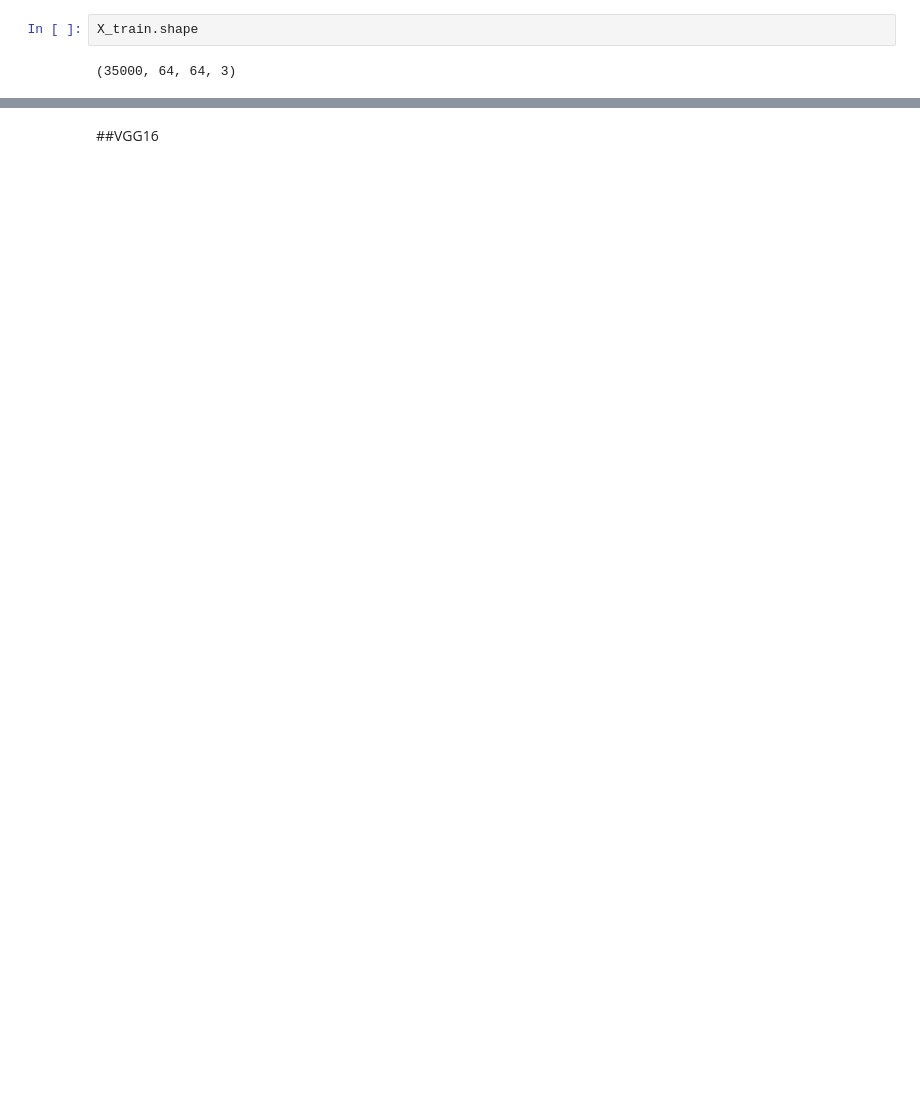
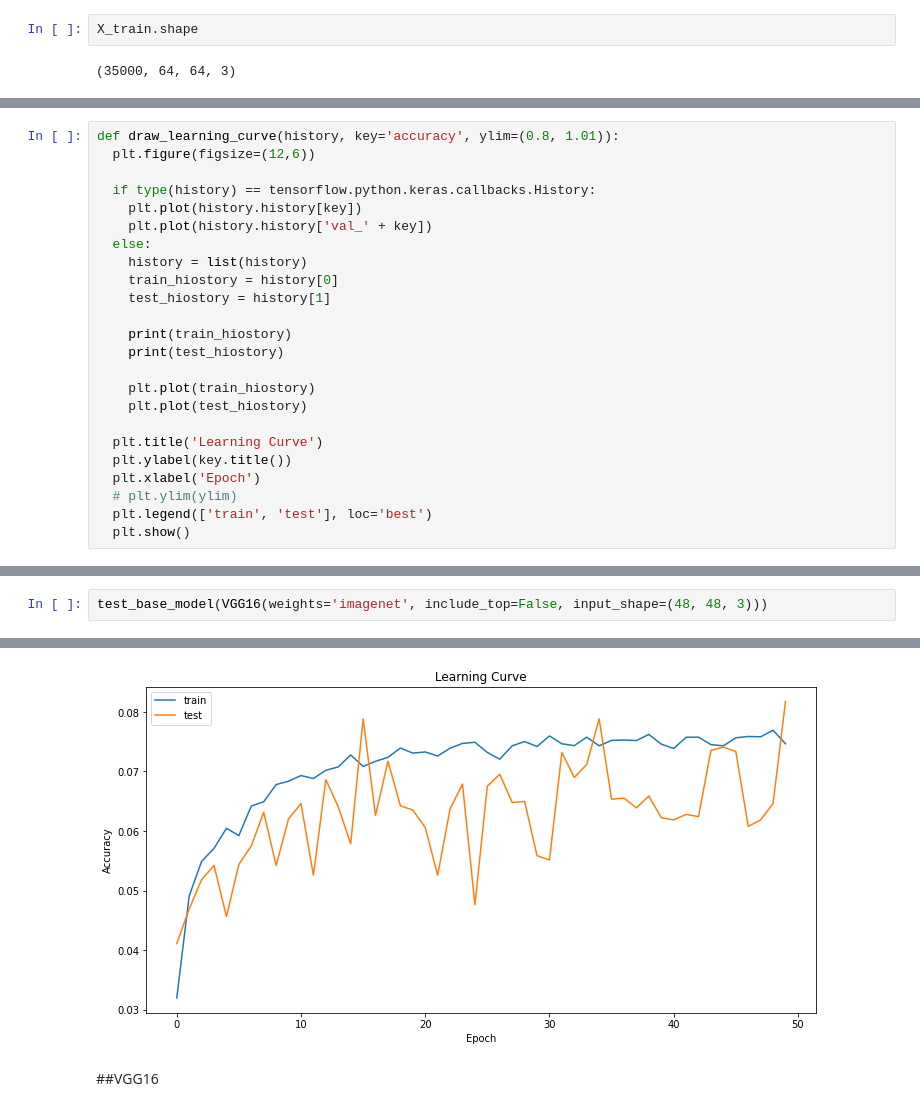
Before and after one commit to JakubStanczak/Amazon_forest_classification, a Jupyter notebook: Amazon_forest.ipynb, the cells around one changed output, grey strips where cells are left out. Drawn from its saved outputs; the diff is of its cells as text; blank space fills up the shorter version.

```diff
--- a/Amazon_forest.ipynb
+++ b/Amazon_forest.ipynb
@@ -208,0 +229,24 @@ history
+# %%
+def draw_learning_curve(history, key='accuracy', ylim=(0.8, 1.01)):
+  plt.figure(figsize=(12,6))
+
+  if type(history) == tensorflow.python.keras.callbacks.History:
+    plt.plot(history.history[key])
+    plt.plot(history.history['val_' + key])
+  else:
+    history = list(history)
+    train_hiostory = history[0]
+    test_hiostory = history[1]
+
+    print(train_hiostory)
+    print(test_hiostory)
+
+    plt.plot(train_hiostory)
+    plt.plot(test_hiostory)
+
+  plt.title('Learning Curve')
+  plt.ylabel(key.title())
+  plt.xlabel('Epoch')
+  # plt.ylim(ylim)
+  plt.legend(['train', 'test'], loc='best')
+  plt.show()
@@ -208,0 +302,3 @@ history
+# %%
+test_base_model(VGG16(weights='imagenet', include_top=False, input_shape=(48, 48, 3)))
+# %% [output]
@@ -209,2 +322,3 @@ history
+[figure, added]
 # %% [markdown]
 ##VGG16
```
Also changed, not shown: parts of 20 cells of this notebook.
